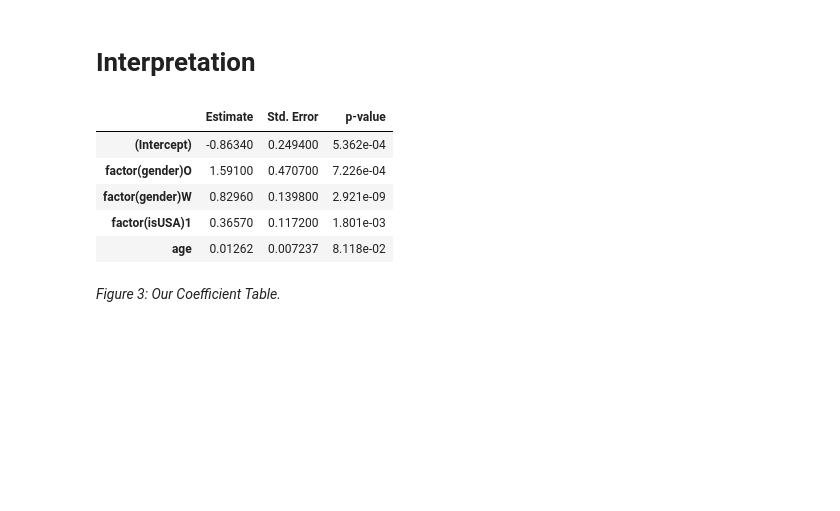
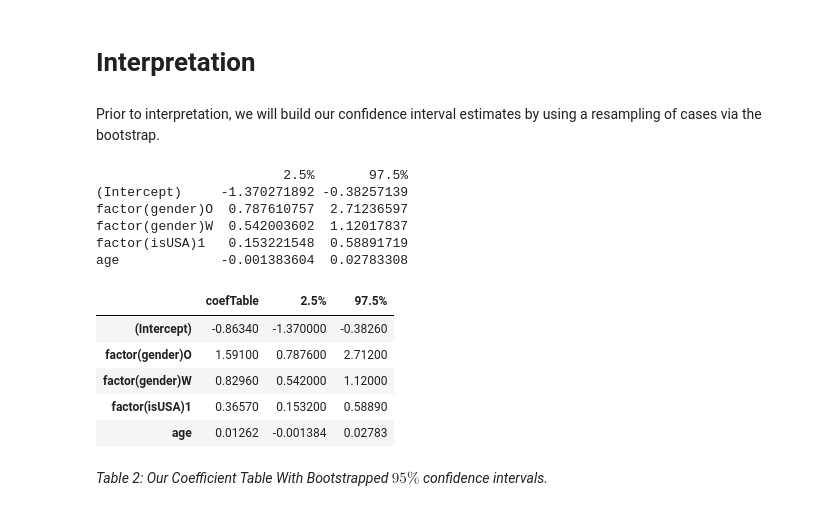
Before and after one commit to PLBMR/mentalHealthDataAnalysis, a Jupyter notebook: osmiMentalHealthInTech/analysis/timeAnalysis/timeDependence_inference.ipynb, the cells around one changed output. Saved outputs shown, nothing was run; the diff lists cells and outputs as text; code cells hidden in the pictures; blank space fills up the shorter version.

Commit message:
Finished bootstrap code for my current analysis

```diff
--- a/osmiMentalHealthInTech/analysis/timeAnalysis/timeDependence_inference.ipynb
+++ b/osmiMentalHealthInTech/analysis/timeAnalysis/timeDependence_inference.ipynb
@@ -101,20 +101,60 @@ _Figure 2: Our Q-Q Plot of our residuals._
 We see that there is obviously a lack of normality to the errors. Thus, our $p$-values are not interpretable in this state.
 # %% [markdown]
 # Interpretation
+# %% [markdown]
+Prior to interpretation, we will build our confidence interval estimates by using a resampling of cases via the bootstrap.
+# %%
+resampleCases <- function(givenFrame){
+    #helper for resampling cases from a given dataframe
+    sampledCases = sample(1:dim(givenFrame)[1],size = dim(givenFrame)[1],
+                          replace = TRUE)
+    sampledFrame = givenFrame[sampledCases,]
+    return(sampledFrame)
+}
+simModel <- function(givenFrame,givenFormula){
+    #helper for running a simulation of our model
+    simFrame = resampleCases(givenFrame)
+    simMod.logr = glm(givenFormula,data = simFrame,family = "binomial")
+    simModCoeffs = simMod.logr$coefficients
+    return(simModCoeffs)
+}
+performBootstrap <- function(givenFrame,givenFormula,numSims){
+    #helper for performing the bootstrap over and over again
+    coeffSims = replicate(numSims,simModel(givenFrame,givenFormula))
+
+}
+#then get upper and lower confidence bounds
+numSims = 400
+midQ = .5
+confInfSize = .95
+upperQ = midQ + confInfSize / 2
+lowerQ = midQ - confInfSize / 2
+bootstrappedCIs = t(apply(
+                    performBootstrap(inferenceFrame,finalModelFormula,numSims),
+                    1,quantile,c(lowerQ,upperQ)))
+print(bootstrappedCIs)
+# %% [output]
+                        2.5%       97.5%
+(Intercept)     -1.370271892 -0.38257139
+factor(gender)O  0.787610757  2.71236597
+factor(gender)W  0.542003602  1.12017837
+factor(isUSA)1   0.153221548  0.58891719
+age             -0.001383604  0.02783308
 # %%
 coefTable = summary(finalMod.logr)$coefficients
 #make it simpler
 pValLev = 4
 colnames(coefTable)[pValLev] = "p-value"
-coefTable = coefTable[,c("Estimate","Std. Error","p-value")]
+coefTable = coefTable[,c("Estimate")]
+coefTable = cbind(coefTable,bootstrappedCIs)
 coefTable = signif(coefTable,sigLev + 1)
 coefTable
 # %% [output]
-|  | Estimate | Std. Error | p-value |
-| (Intercept) | -0.86340 | 0.249400 | 5.362e-04 |
-| factor(gender)O | 1.59100 | 0.470700 | 7.226e-04 |
-| factor(gender)W | 0.82960 | 0.139800 | 2.921e-09 |
-| factor(isUSA)1 | 0.36570 | 0.117200 | 1.801e-03 |
-| age | 0.01262 | 0.007237 | 8.118e-02 |
+|  | coefTable | 2.5% | 97.5% |
+| (Intercept) | -0.86340 | -1.370000 | -0.38260 |
+| factor(gender)O | 1.59100 | 0.787600 | 2.71200 |
+| factor(gender)W | 0.82960 | 0.542000 | 1.12000 |
+| factor(isUSA)1 | 0.36570 | 0.153200 | 0.58890 |
+| age | 0.01262 | -0.001384 | 0.02783 |
 # %% [markdown]
-_Figure 3: Our Coefficient Table._
+_Table 2: Our Coefficient Table With Bootstrapped $95\%$ confidence intervals._
```
Also changed, not shown: parts of 1 cell of this notebook, 1 other file.
